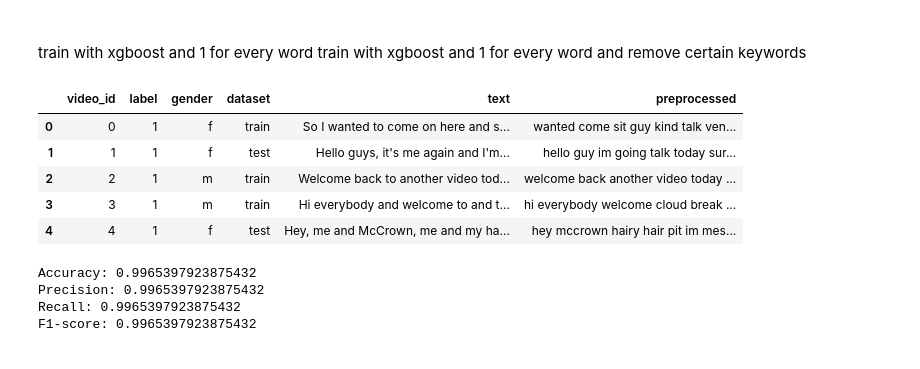
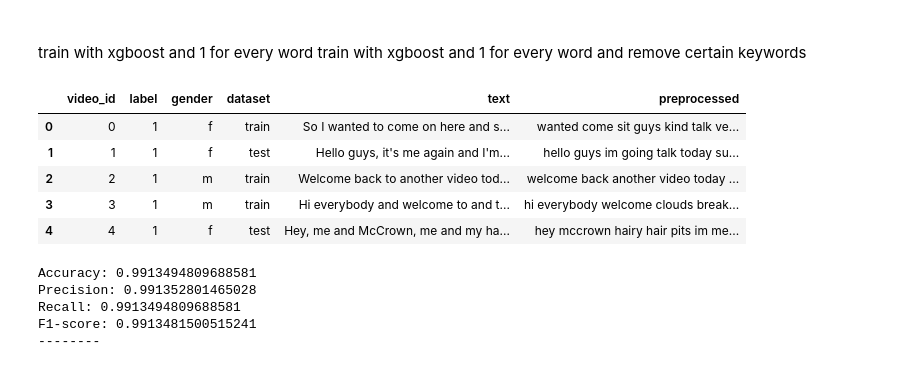
Before and after one commit to StanMey/Master_thesis_DVlog, a Jupyter notebook: notebooks/explAI_vlog_transcripts.ipynb, the cells around one changed output. Saved outputs shown, nothing was run; the diff lists cells and outputs as text; code cells hidden in the pictures.

```diff
--- a/notebooks/explAI_vlog_transcripts.ipynb
+++ b/notebooks/explAI_vlog_transcripts.ipynb
@@ -18,6 +18,7 @@ from sklearn.metrics import accuracy_score, precision_recall_fscore_support
 # %%
 json_dir = Path(r"../data/dvlog_text")
 annotations_file = Path(r"../DVlog/dataset/dvlog_labels_v2.csv")
+synonyms_file = Path(r"../data/depression_synonyms.json")
 # %%
 # load in the annotation labels
 df_annotations = pd.read_csv(annotations_file)
@@ -29,3 +30,9 @@ df_annotations.head()
 | 2 | 2 | 1 | m | train |
 | 3 | 3 | 1 | m | train |
 | 4 | 4 | 1 | f | test |
+# %%
+# load in the synonyms file
+with open(synonyms_file) as current_file:
+    depri_synonyms = list(json.loads(current_file.read()).get("depression"))
+
+depri_synonyms[:10]
@@ -60,33 +78,34 @@ train with xgboost and 1 for every word
 train with xgboost and 1 for every word and remove certain keywords
 # %%
 # do some preprocessing to shrink the vocabulary (including lemmatization)
-def preprocess_string(text: str, stop_words: set = set(stopwords.words("english")), unicode_pattern: str = "NFKD") -> str:
+def preprocess_string(text: str, stop_words: set = set(stopwords.words("english")), unicode_pattern: str = "NFKD", use_lem: bool=True) -> str:
     text = text.replace("\n", " ").strip()  # Remove newlines and trailing whitespace
     text = text.translate(str.maketrans("", "", string.punctuation))  # Remove puctuation with lookup table
     text = text.lower()  # Lowercase
     text = " ".join([word for word in text.split() if word not in stop_words])  # Remove stopwords
     text = text.translate(str.maketrans("", "", string.digits))  # Remove all numbers with lookup table
 
     # Remove excess whitespace in between words
     # E.g. the sentence "for 10 days" becomes "for days" instead of "for  days" with two spaces
     text = " ".join(text.split())
     text = unicodedata.normalize(unicode_pattern, text)  # Strip accents from characters
 
     # Lemmatization
-    lemmanizer = nltk.stem.WordNetLemmatizer()
-    text = " ".join([lemmanizer.lemmatize(word) for word in text.split()])
+    if use_lem:
+        lemmanizer = nltk.stem.WordNetLemmatizer()
+        text = " ".join([lemmanizer.lemmatize(word) for word in text.split()])
 
     return text
 
-df_annotations["preprocessed"] = df_annotations["text"].apply(preprocess_string)
+df_annotations["preprocessed"] = df_annotations["text"].apply(lambda x: preprocess_string(x, use_lem=False))
 df_annotations.head()
 # %% [output]
 |  | video_id | label | gender | dataset | text | preprocessed |
-| 0 | 0 | 1 | f | train | So I wanted to come on here and s... | wanted come sit guy kind talk ven... |
-| 1 | 1 | 1 | f | test | Hello guys, it's me again and I'm... | hello guy im going talk today sur... |
+| 0 | 0 | 1 | f | train | So I wanted to come on here and s... | wanted come sit guys kind talk ve... |
+| 1 | 1 | 1 | f | test | Hello guys, it's me again and I'm... | hello guys im going talk today su... |
 | 2 | 2 | 1 | m | train | Welcome back to another video tod... | welcome back another video today ... |
-| 3 | 3 | 1 | m | train | Hi everybody and welcome to and t... | hi everybody welcome cloud break ... |
-| 4 | 4 | 1 | f | test | Hey, me and McCrown, me and my ha... | hey mccrown hairy hair pit im mes... |
+| 3 | 3 | 1 | m | train | Hi everybody and welcome to and t... | hi everybody welcome clouds break... |
+| 4 | 4 | 1 | f | test | Hey, me and McCrown, me and my ha... | hey mccrown hairy hair pits im me... |
 # %%
 # get the data subsets
 df_train = df_annotations[df_annotations["dataset"] == "train"]
@@ -124,10 +143,11 @@ calculate_performance_measures(y_train, y_pred)
 # evaluate the model on the eval set
 X_val = vectorizer.fit_transform(df_train["preprocessed"].to_list())
 # %% [output]
-Accuracy: 0.9965397923875432
-Precision: 0.9965397923875432
-Recall: 0.9965397923875432
-F1-score: 0.9965397923875432
+Accuracy: 0.9913494809688581
+Precision: 0.991352801465028
+Recall: 0.9913494809688581
+F1-score: 0.9913481500515241
+--------
 # %%
 # retrieve the feature importances
 importances = clf.feature_importances_
```
Also changed, not shown: parts of 7 cells of this notebook.
